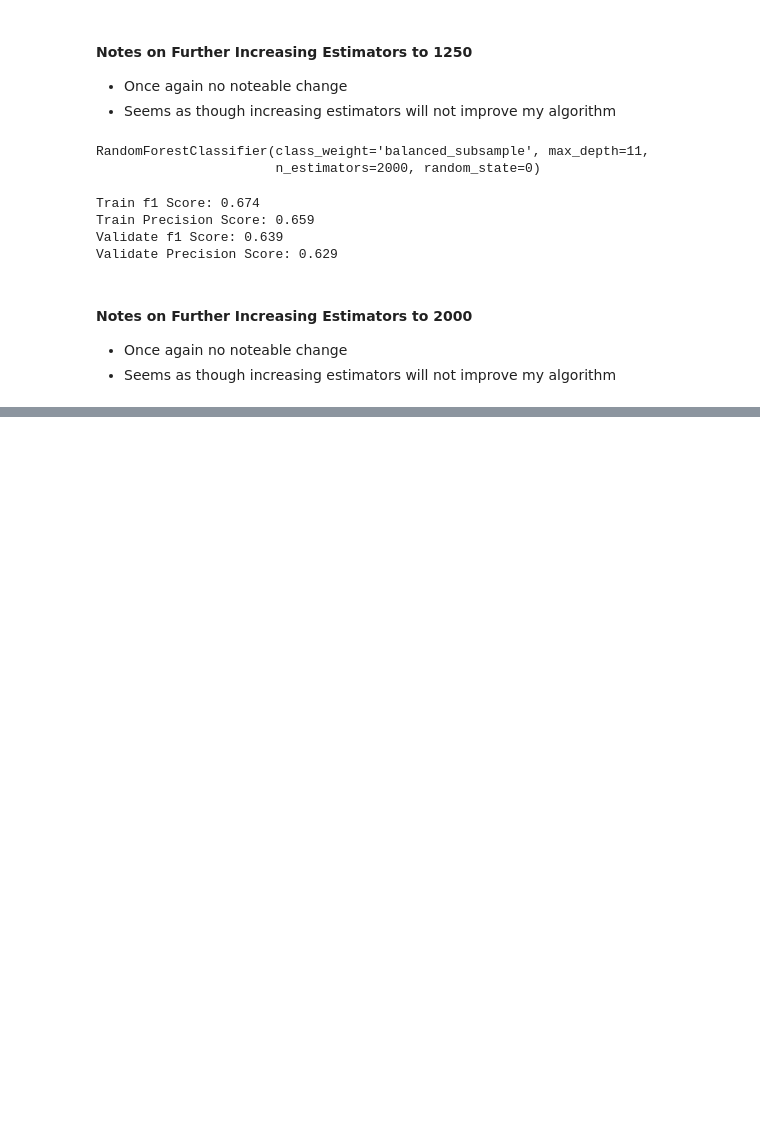
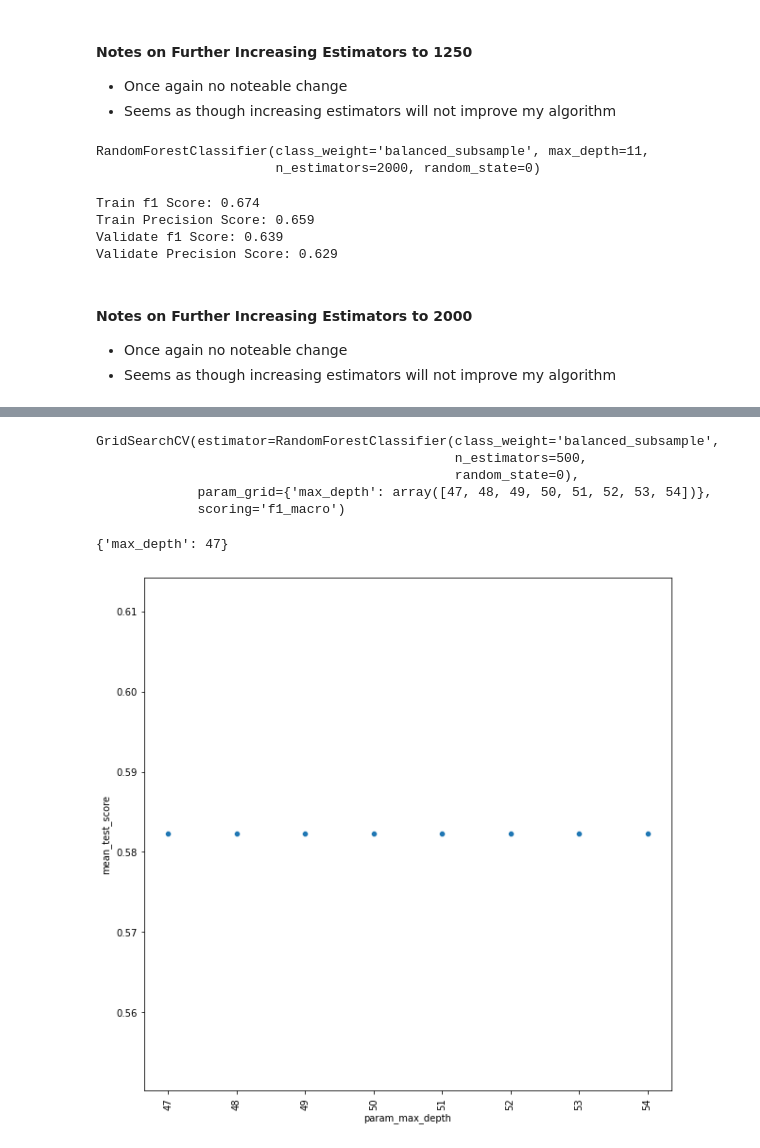
Before and after one commit to s3716853/ML-Assignment-01, a Jupyter notebook: Assignment1/ml-assignment-01.ipynb, the cells around one changed output, grey strips where cells are left out. Cells and saved outputs as stored; diff of their text form; code cells hidden in the pictures; blank space fills up the shorter version.

```diff
--- a/Assignment1/ml-assignment-01.ipynb
+++ b/Assignment1/ml-assignment-01.ipynb
@@ -1110,0 +1137,26 @@ Validate Precision Score: 0.629
+# %%
+from sklearn.model_selection import GridSearchCV
+
+start = 47
+end = 55
+step = 1
+max_depth_values = np.arange(start, end, step)
+
+forrest_clf_5 = RandomForestClassifier(n_estimators=500, class_weight='balanced_subsample', random_state=0)
+
+Gridclf_5 = GridSearchCV(forrest_clf_5, {"max_depth": max_depth_values}, scoring='f1_macro')
+Gridclf_5.fit(validate_split_attributes, validate_split_target)
+# %% [output]
+GridSearchCV(estimator=RandomForestClassifier(class_weight='balanced_subsample',
+                                              n_estimators=500,
+                                              random_state=0),
+             param_grid={'max_depth': array([47, 48, 49, 50, 51, 52, 53, 54])},
+             scoring='f1_macro')
+# %%
+Gridclf_5.best_params_
+# %% [output]
+{'max_depth': 47}
+# %%
+graph_max_depth_values(Gridclf_5.cv_results_, "param_max_depth", "mean_test_score")
+# %% [output]
+[figure, added]
```
Also changed, not shown: parts of 35 cells of this notebook.
